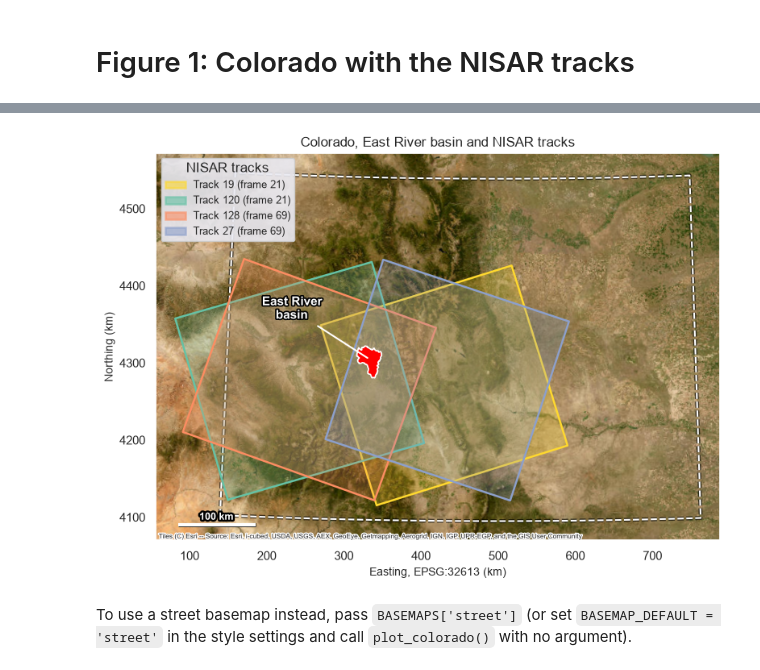
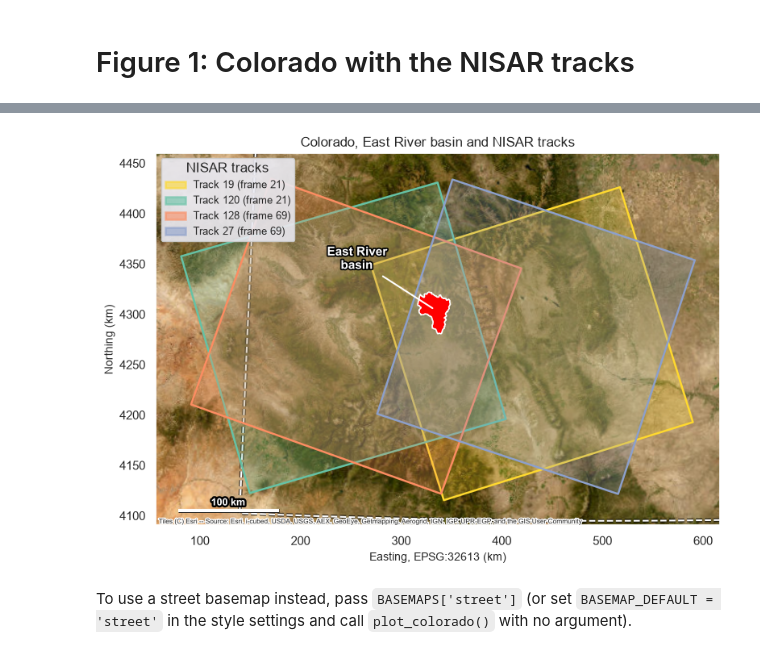
Before and after one commit to julober/nisar_snow_coherence, a Jupyter notebook: notebooks/0_study_area_fig.ipynb, the cells around one changed output, grey strips where cells are left out. Drawn from its saved outputs; the diff is of its cells as text; code cells hidden in the pictures.

```diff
--- a/notebooks/0_study_area_fig.ipynb
+++ b/notebooks/0_study_area_fig.ipynb
@@ -56,9 +59,9 @@ Everything you are likely to want to tweak is in this section. Colors can be any
 ## General
 # %%
 data_dir = "../data/"
-out_dir = "../outputs/"
+out_dir = "../outputs/figures/"
 
-SAVE_FIGS = False      # if True, figures are written to out_dir as PNGs
+SAVE_FIGS = True      # if True, figures are written to out_dir as PNGs
 FIG_DPI = 300          # resolution of the saved figures
 
 # the UTM zone is taken from the ASO raster below (EPSG:32613, same as the NISAR cubes)
@@ -258,6 +261,7 @@ def plot_colorado(basemap=BASEMAPS[BASEMAP_DEFAULT], savename=None):
 
     # extent covers Colorado and all track footprints
     xmin, ymin, xmax, ymax = shapely.union_all([colorado.union_all(), footprints.union_all()]).bounds
+    xmin, ymin, xmax, ymax = shapely.union_all([footprints.union_all()]).bounds
     xlim = (xmin - CO_PAD_M, xmax + CO_PAD_M)
     ylim = (ymin - CO_PAD_M, ymax + CO_PAD_M)
     ax.set_aspect('equal')
@@ -308,4 +312,4 @@ plot_colorado(BASEMAPS['satellite'], savename='study_area_colorado_satellite.png
-[figure, old version]
+[figure, new version]
 # %% [markdown]
 To use a street basemap instead, pass `BASEMAPS['street']` (or set `BASEMAP_DEFAULT = 'street'` in the style settings and call `plot_colorado()` with no argument).
 # %%
```
Also changed, not shown: parts of 7 cells of this notebook.
